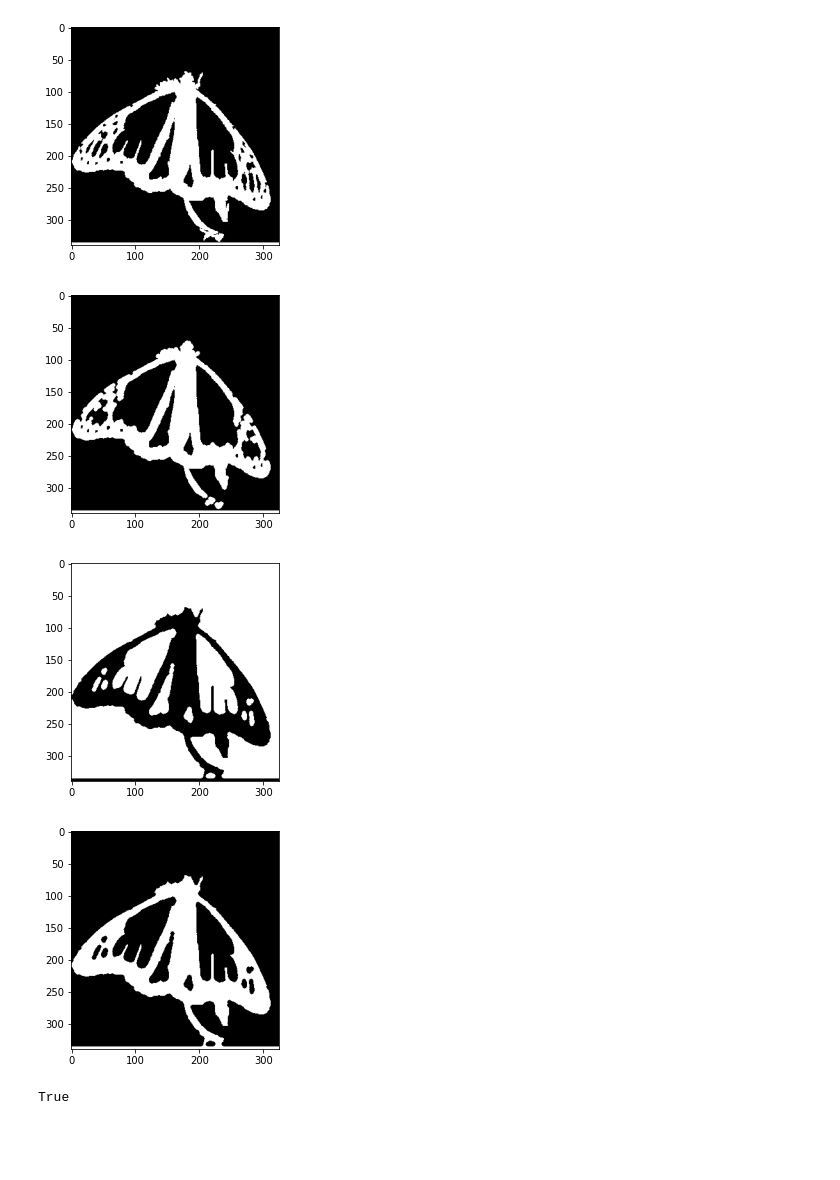
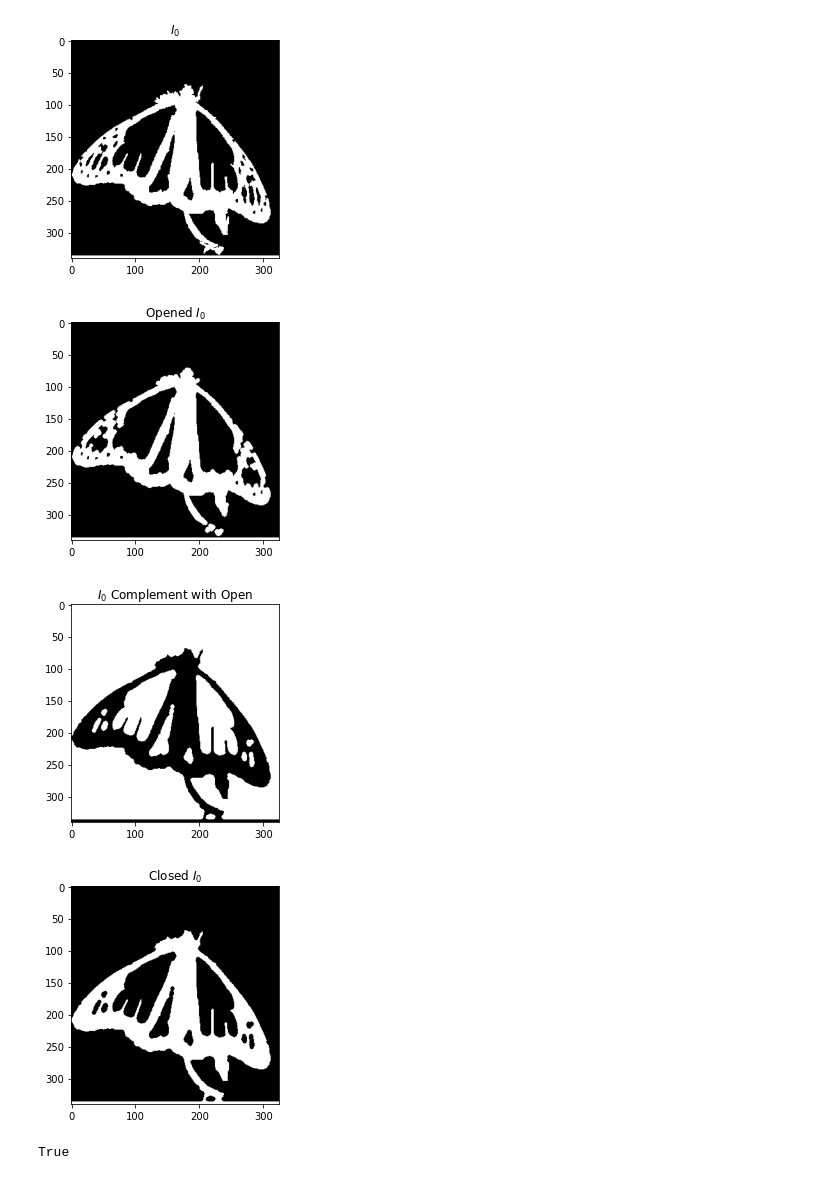
Before and after one commit to Cheng-Hz/HW_CVBasic, a Jupyter notebook: HW1/HW1_part1.ipynb, the cells around one changed output. Drawn from its saved outputs; the diff is of its cells as text; code cells hidden in the pictures; blank space fills up the shorter version.

```diff
--- a/HW1/HW1_part1.ipynb
+++ b/HW1/HW1_part1.ipynb
@@ -15,37 +15,38 @@ def open_txt(image_path):
         elements = line.strip().split(',')
         matrix[i] = [float(x) for x in elements]
     return matrix.astype(np.uint8)
+# %%
+def plot_image(image, title):
+    plt.imshow(image, cmap='gray')
+    plt.title(title)
+    plt.show()
 # %%
 # 1.读取butterfly.txt图像 为 i0
 i0 = open_txt('butterfly.txt')
 # 显示i0
-plt.imshow(i0, cmap='gray')
-plt.show()
+plot_image(i0, '$I_0$')
 # %% [output]
-[figure, old version]
+[figure, new version]
 # %%
 # 2.a) 利用se_1.txt中的结构元对i0做开操作
 kernel = open_txt('se_1.txt')
 opened_i0 = cv2.morphologyEx(i0, cv2.MORPH_OPEN, kernel)
-plt.imshow(opened_i0, cmap='gray')
-plt.show()
+plot_image(opened_i0, 'Opened $I_0$')
 # %% [output]
-[figure, old version]
+[figure, new version]
 # %%
 # 2.b) 计算补集 开操作
 i0_complement = cv2.bitwise_not(i0)
 opened_i0_complement = cv2.morphologyEx(i0_complement, cv2.MORPH_OPEN, kernel)
-plt.imshow(opened_i0_complement, cmap='gray')
-plt.show()
+plot_image(opened_i0_complement, '$I_0$ Complement with Open')
 # %% [output]
-[figure, old version]
+[figure, new version]
 # %%
 # 2.c) i0 闭操作
 closed_i0 = cv2.morphologyEx(i0, cv2.MORPH_CLOSE, kernel)
-plt.imshow(closed_i0, cmap='gray')
-plt.show()
+plot_image(closed_i0, 'Closed $I_0$')
 # %% [output]
-[figure, old version]
+[figure, new version]
 # %%
 # 证明正确性
 closed_i0_complement = cv2.bitwise_not(closed_i0)
```
Also changed, not shown: parts of 1 cell of this notebook.
